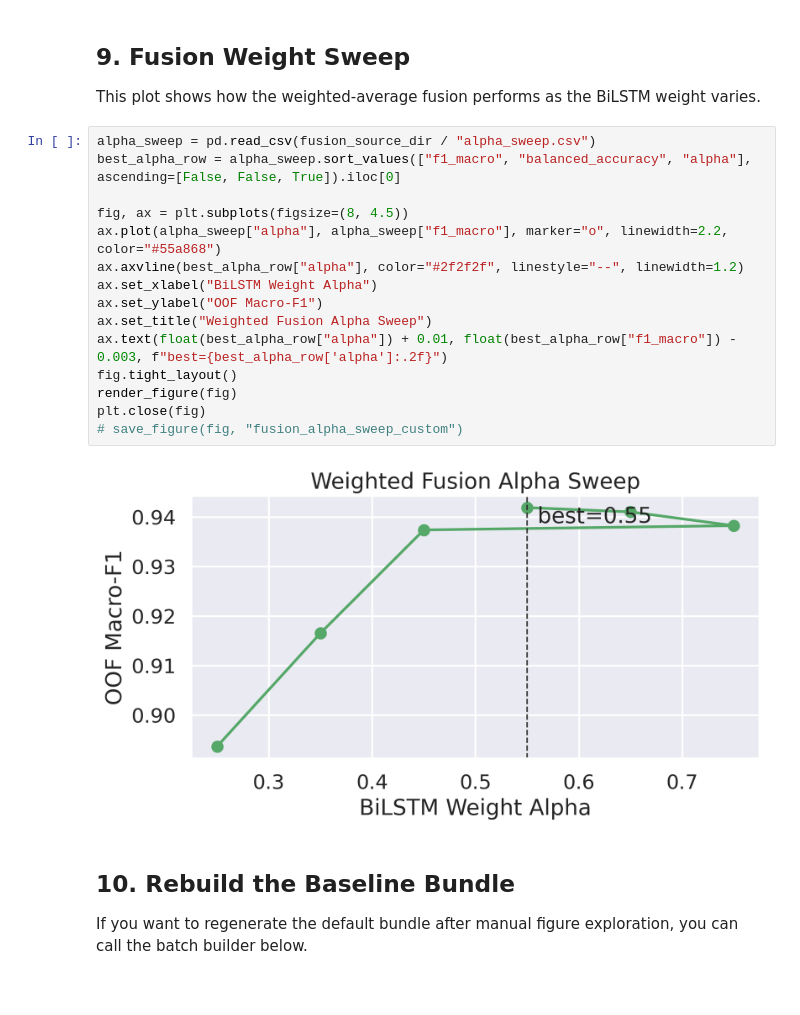
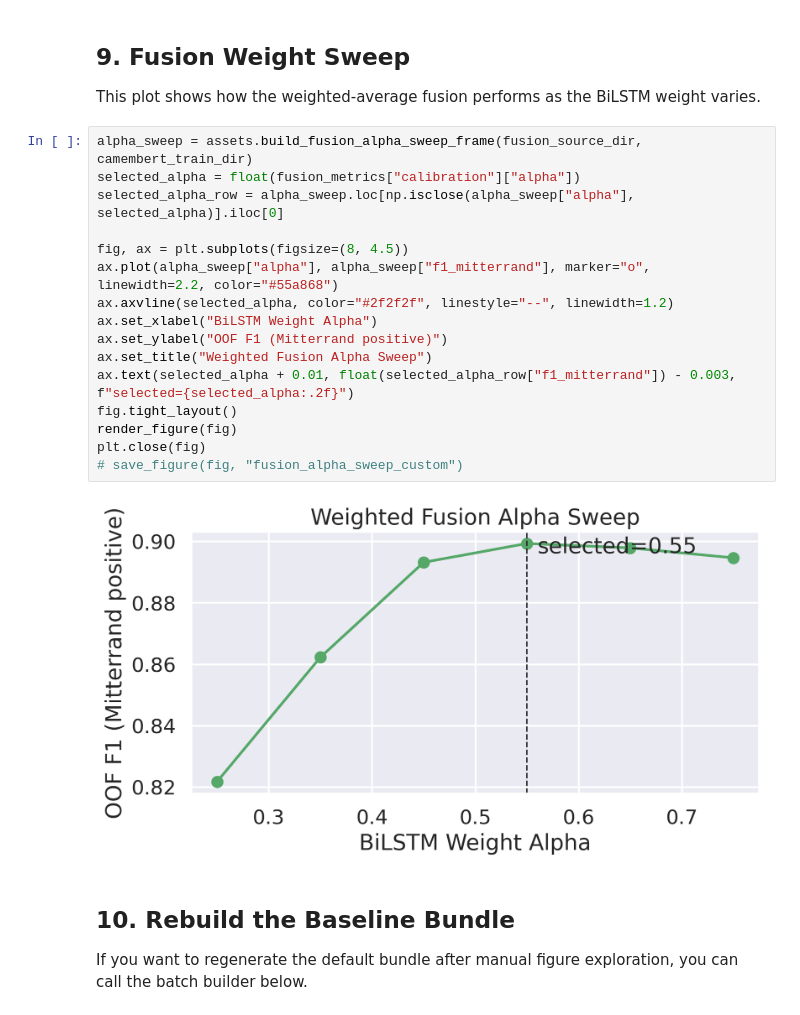
Before and after one commit to BshKatrin/RITAL-NLP-project, a Jupyter notebook: notebooks/presidents_report_figures.ipynb, the cells around one changed output. Saved outputs shown, nothing was run; the diff lists cells and outputs as text.

```diff
--- a/notebooks/presidents_report_figures.ipynb
+++ b/notebooks/presidents_report_figures.ipynb
@@ -372,22 +374,23 @@ print(camera_ready_latex)
 
 This plot shows how the weighted-average fusion performs as the BiLSTM weight varies.
 # %%
-alpha_sweep = pd.read_csv(fusion_source_dir / "alpha_sweep.csv")
-best_alpha_row = alpha_sweep.sort_values(["f1_macro", "balanced_accuracy", "alpha"], ascending=[False, False, True]).iloc[0]
+alpha_sweep = assets.build_fusion_alpha_sweep_frame(fusion_source_dir, camembert_train_dir)
+selected_alpha = float(fusion_metrics["calibration"]["alpha"])
+selected_alpha_row = alpha_sweep.loc[np.isclose(alpha_sweep["alpha"], selected_alpha)].iloc[0]
 
 fig, ax = plt.subplots(figsize=(8, 4.5))
-ax.plot(alpha_sweep["alpha"], alpha_sweep["f1_macro"], marker="o", linewidth=2.2, color="#55a868")
-ax.axvline(best_alpha_row["alpha"], color="#2f2f2f", linestyle="--", linewidth=1.2)
+ax.plot(alpha_sweep["alpha"], alpha_sweep["f1_mitterrand"], marker="o", linewidth=2.2, color="#55a868")
+ax.axvline(selected_alpha, color="#2f2f2f", linestyle="--", linewidth=1.2)
 ax.set_xlabel("BiLSTM Weight Alpha")
-ax.set_ylabel("OOF Macro-F1")
+ax.set_ylabel("OOF F1 (Mitterrand positive)")
 ax.set_title("Weighted Fusion Alpha Sweep")
-ax.text(float(best_alpha_row["alpha"]) + 0.01, float(best_alpha_row["f1_macro"]) - 0.003, f"best={best_alpha_row['alpha']:.2f}")
+ax.text(selected_alpha + 0.01, float(selected_alpha_row["f1_mitterrand"]) - 0.003, f"selected={selected_alpha:.2f}")
 fig.tight_layout()
 render_figure(fig)
 plt.close(fig)
 # save_figure(fig, "fusion_alpha_sweep_custom")
 # %% [output]
-[figure, old version]
+[figure, new version]
 # %% [markdown]
 ## 10. Rebuild the Baseline Bundle
 
```
Also changed, not shown: parts of 9 cells of this notebook, 2 other files.
